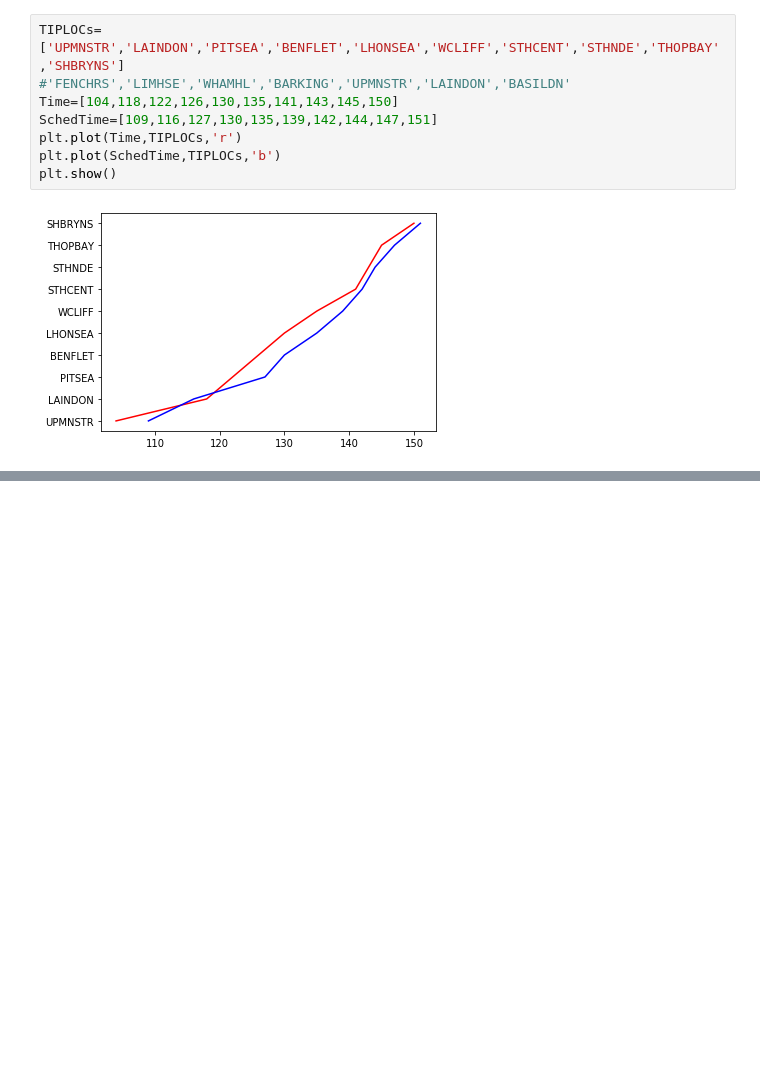
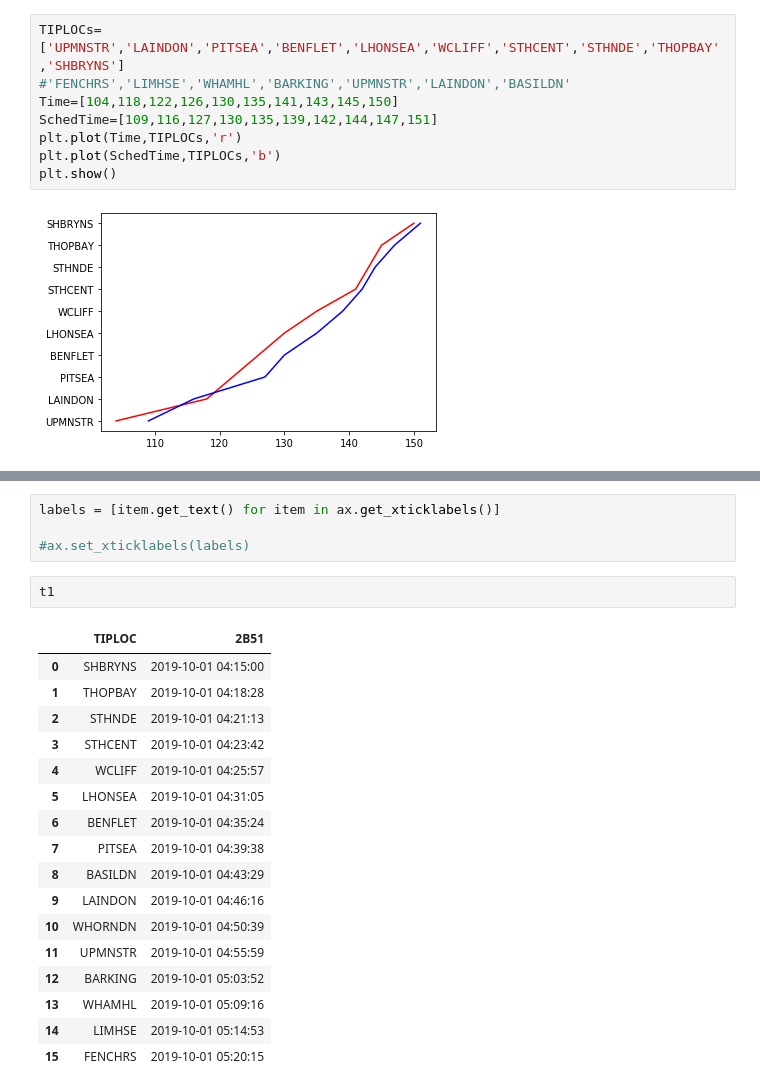
Before and after one commit to AndrewHilditch/Data-Cleaning, a Jupyter notebook: Documentation of knock-on delay.ipynb, the cells around one changed output, grey strips where cells are left out. Drawn from its saved outputs; the diff is of its cells as text; blank space fills up the shorter version.

```diff
--- a/Documentation of knock-on delay.ipynb
+++ b/Documentation of knock-on delay.ipynb
@@ -332,0 +338,24 @@ plt.show()
+# %%
+labels = [item.get_text() for item in ax.get_xticklabels()]
+
+#ax.set_xticklabels(labels)
+# %%
+t1
+# %% [output]
+|  | TIPLOC | 2B51 |
+| 0 | SHBRYNS | 2019-10-01 04:15:00 |
+| 1 | THOPBAY | 2019-10-01 04:18:28 |
+| 2 | STHNDE | 2019-10-01 04:21:13 |
+| 3 | STHCENT | 2019-10-01 04:23:42 |
+| 4 | WCLIFF | 2019-10-01 04:25:57 |
+| 5 | LHONSEA | 2019-10-01 04:31:05 |
+| 6 | BENFLET | 2019-10-01 04:35:24 |
+| 7 | PITSEA | 2019-10-01 04:39:38 |
+| 8 | BASILDN | 2019-10-01 04:43:29 |
+| 9 | LAINDON | 2019-10-01 04:46:16 |
+| 10 | WHORNDN | 2019-10-01 04:50:39 |
+| 11 | UPMNSTR | 2019-10-01 04:55:59 |
+| 12 | BARKING | 2019-10-01 05:03:52 |
+| 13 | WHAMHL | 2019-10-01 05:09:16 |
+| 14 | LIMHSE | 2019-10-01 05:14:53 |
+| 15 | FENCHRS | 2019-10-01 05:20:15 |
```
Also changed, not shown: parts of 9 cells of this notebook, 1 other file.
